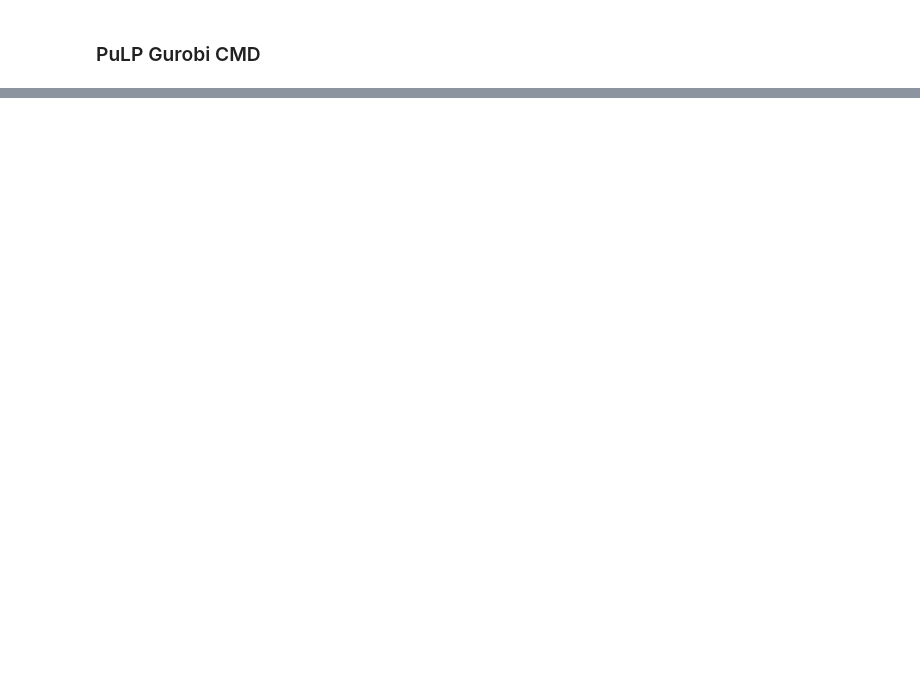
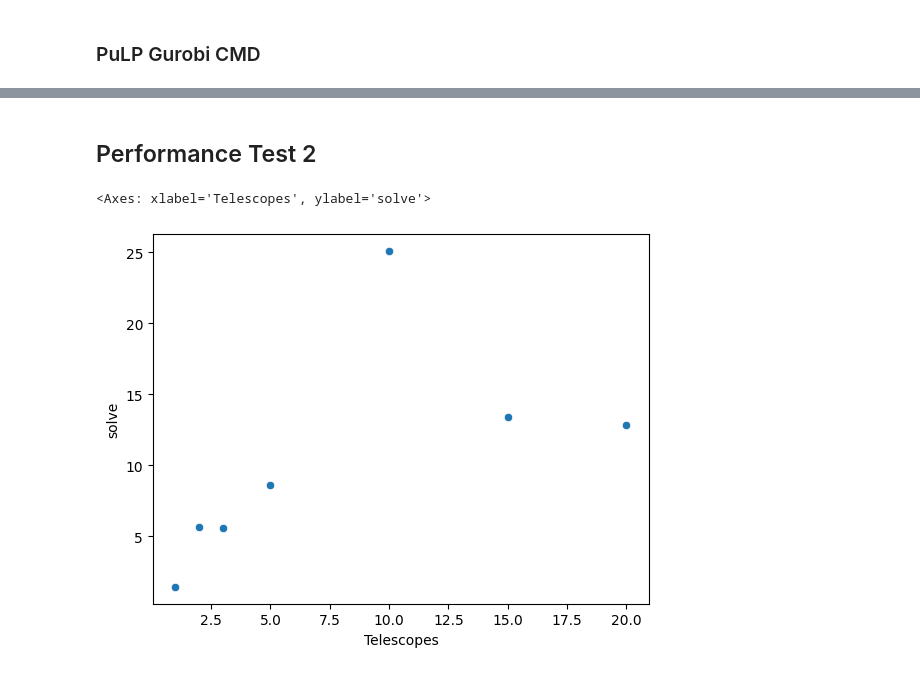
Before and after one commit to elliott-fogg/custom_scheduler, a Jupyter notebook: Performance Tests From File.ipynb, the cells around one changed output, grey strips where cells are left out. Saved outputs shown, nothing was run; the diff lists cells and outputs as text; code cells hidden in the pictures; blank space fills up the shorter version.

```diff
--- a/Performance Tests From File.ipynb
+++ b/Performance Tests From File.ipynb
@@ -275,0 +406,10 @@ performanceTest1_500Requests_9_gurobi_pulp_cmd.json
+# %% [markdown]
+## Performance Test 2
+# %%
+datap2 = load_data("data/performance_output/performanceTest2")
+dfp2 = pd.DataFrame(datap2)
+mean_pt2 = dfp2.groupby("Telescopes").agg({"solve": "median"}).reset_index()
+sns.scatterplot(mean_pt2, x="Telescopes", y="solve")
+# %% [output]
+<Axes: xlabel='Telescopes', ylabel='solve'>
+[figure, added]
```
Also changed, not shown: parts of 66 cells of this notebook, 5 other files.
